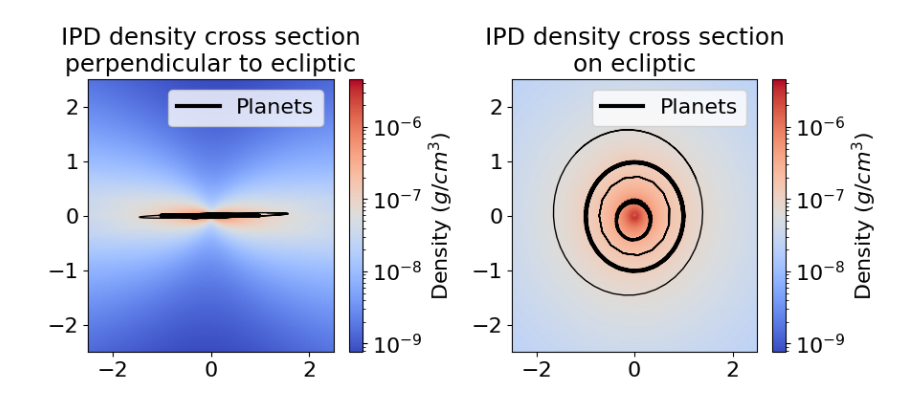
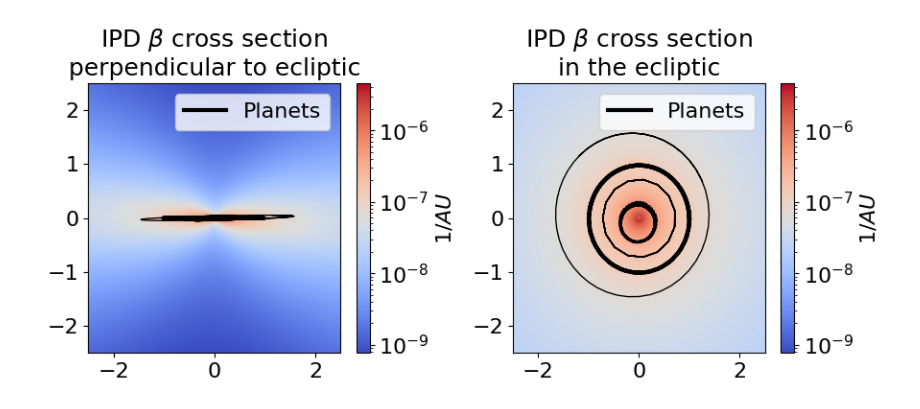
Before and after one commit to oravitan/zodiacal-polarized, a Jupyter notebook: notebooks/create_zodiacal_images.ipynb, the cells around one changed output. Drawn from its saved outputs; the diff is of its cells as text; code cells hidden in the pictures.

```diff
--- a/notebooks/create_zodiacal_images.ipynb
+++ b/notebooks/create_zodiacal_images.ipynb
@@ -40,43 +44,43 @@ ax1.plot(earth_location[1, :], earth_location[2, :], "k", lw=3, label='Planets')
 for planet in planet_locations:
     ax1.plot(planet[1, :], planet[2, :], "k", lw=1, label=None)
 cbar = fig.colorbar(plt1, ax=ax1)
-cbar.set_label("Density ($g/cm^3$)", fontsize=16)
+cbar.set_label("$1/AU$", fontsize=16)
 cbar.ax.yaxis.set_tick_params(labelsize=16)
-ax1.set_title("IPD density cross section\nperpendicular to ecliptic", fontsize=18)
+ax1.set_title("IPD $\\beta$ cross section\nperpendicular to ecliptic", fontsize=18)
 # ax1.set_xlabel("X (AU)", fontsize=16)
 # ax1.set_ylabel("Z (AU)", fontsize=16)
 ax1.xaxis.set_tick_params(labelsize=16)
 ax1.yaxis.set_tick_params(labelsize=16)
 ax1.legend(fontsize=16)
 # ax1.axis('equal')
 
 plt2 = ax2.pcolormesh(
     y,
     z,
     density_grid[:, :, N // 2].T,  # cross section in the yz-plane
     cmap="coolwarm",
     norm=LogNorm(vmin=density_grid.min(), vmax=density_grid.max()),
     shading="gouraud",
     rasterized=True
 )
 ax2.plot(earth_location[0, :], earth_location[1, :], "k", lw=3, label='Planets')
 for planet in planet_locations:
     ax2.plot(planet[0, :], planet[1, :], "k", lw=1, label=None)
 cbar = plt.colorbar(plt2, ax=ax2)
-cbar.set_label("Density ($g/cm^3$)", fontsize=16)
+cbar.set_label("$1/AU$", fontsize=16)
 cbar.ax.yaxis.set_tick_params(labelsize=16)
-ax2.set_title("IPD density cross section\non ecliptic", fontsize=18)
+ax2.set_title("IPD $\\beta$ cross section\nin the ecliptic", fontsize=18)
 # ax2.set_xlabel("X (AU)", fontsize=16)
 # ax2.set_ylabel("Y (AU)", fontsize=16)
 ax2.xaxis.set_tick_params(labelsize=16)
 ax2.yaxis.set_tick_params(labelsize=16)
 ax2.legend(fontsize=16)
 # ax2.axis('equal')
 fig.tight_layout()
 plt.savefig('outputs/dust_density.pdf', format='pdf')
 plt.show()
 # %% [output]
-[figure, old version]
+[figure, new version]
 # %%
 # zodiacal light image creation
 import astropy.units as u
```
Also changed, not shown: parts of 8 cells of this notebook, 5 other files.
